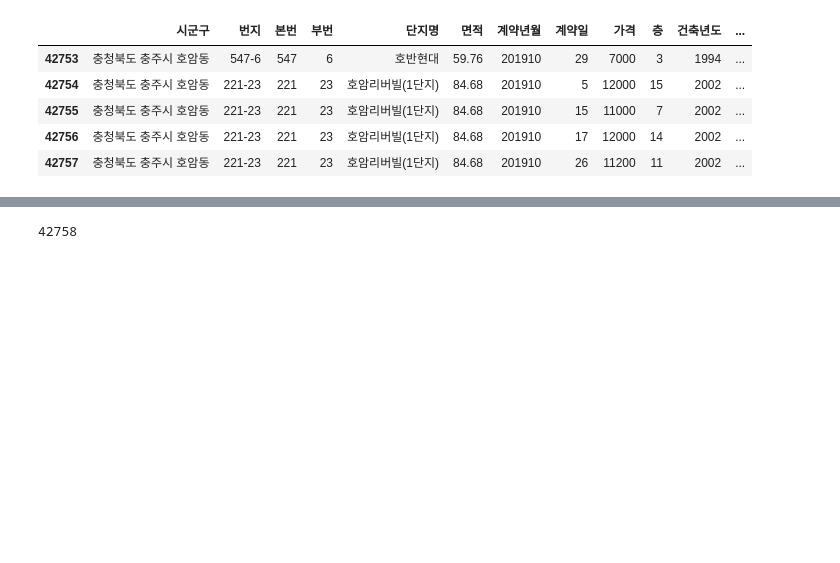
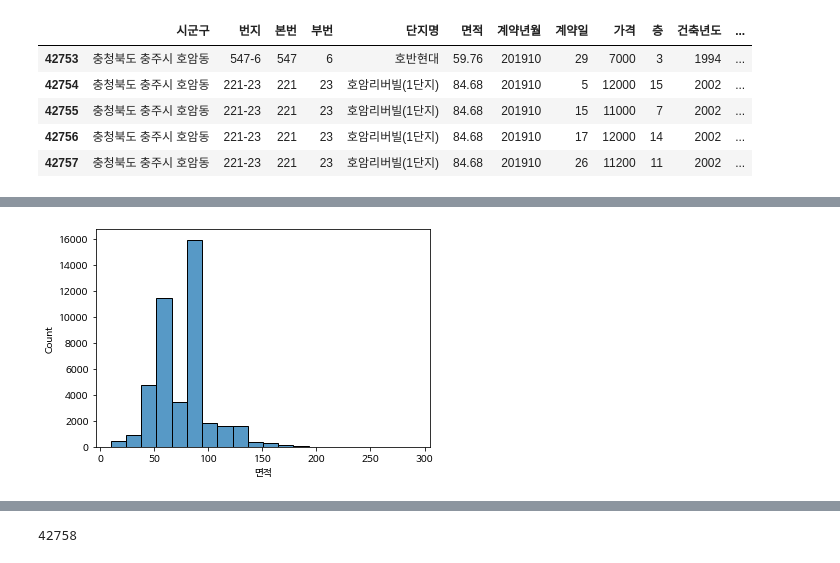
Before and after one commit to Gasijiyo/FirstStep_Python, a Jupyter notebook: py26_apt.ipynb, the cells around one changed output, grey strips where cells are left out. Drawn from its saved outputs; the diff is of its cells as text; code cells hidden in the pictures; blank space fills up the shorter version.

```diff
--- a/py26_apt.ipynb
+++ b/py26_apt.ipynb
@@ -106,0 +152,5 @@ apt.describe()
+# %%
+sns.histplot(x='면적', data=apt, bins=20)
+plt.show()
+# %% [output]
+[figure, added]
```
Also changed, not shown: parts of 23 cells of this notebook.
